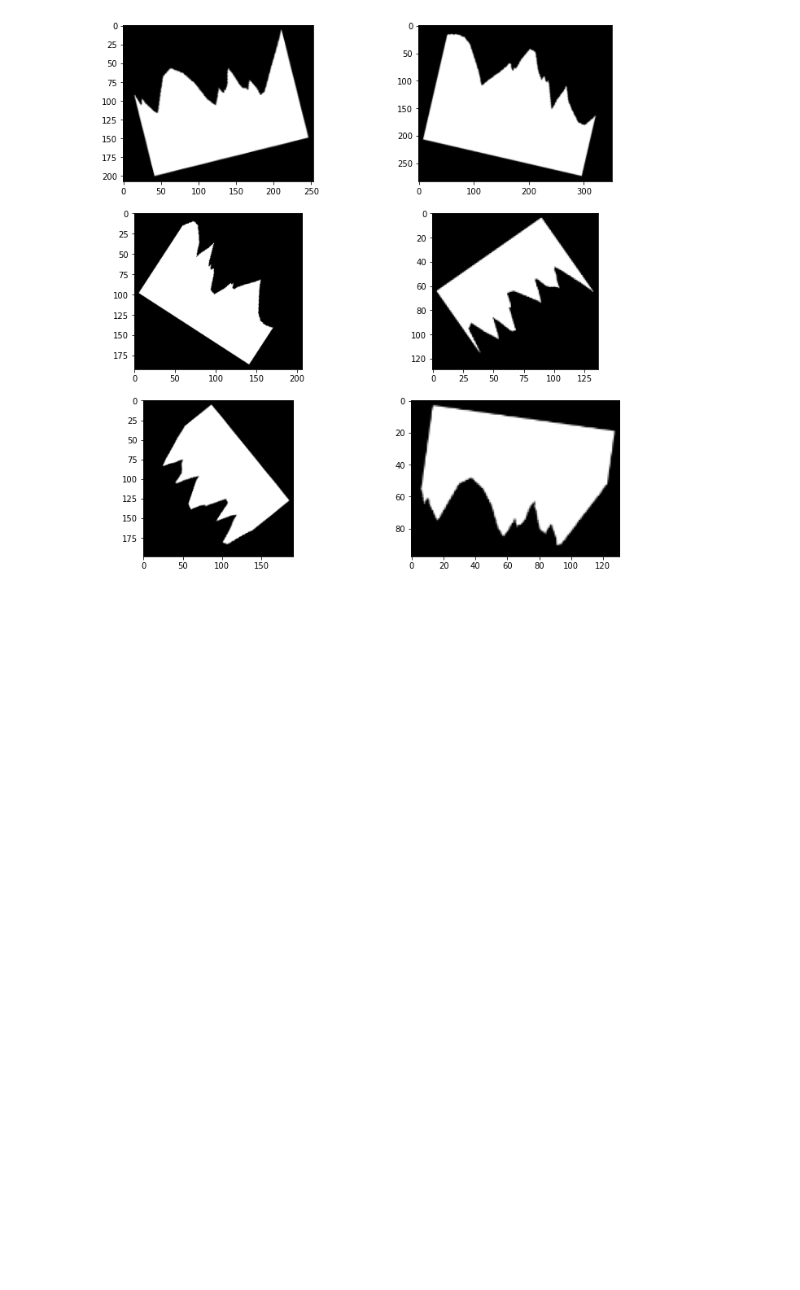
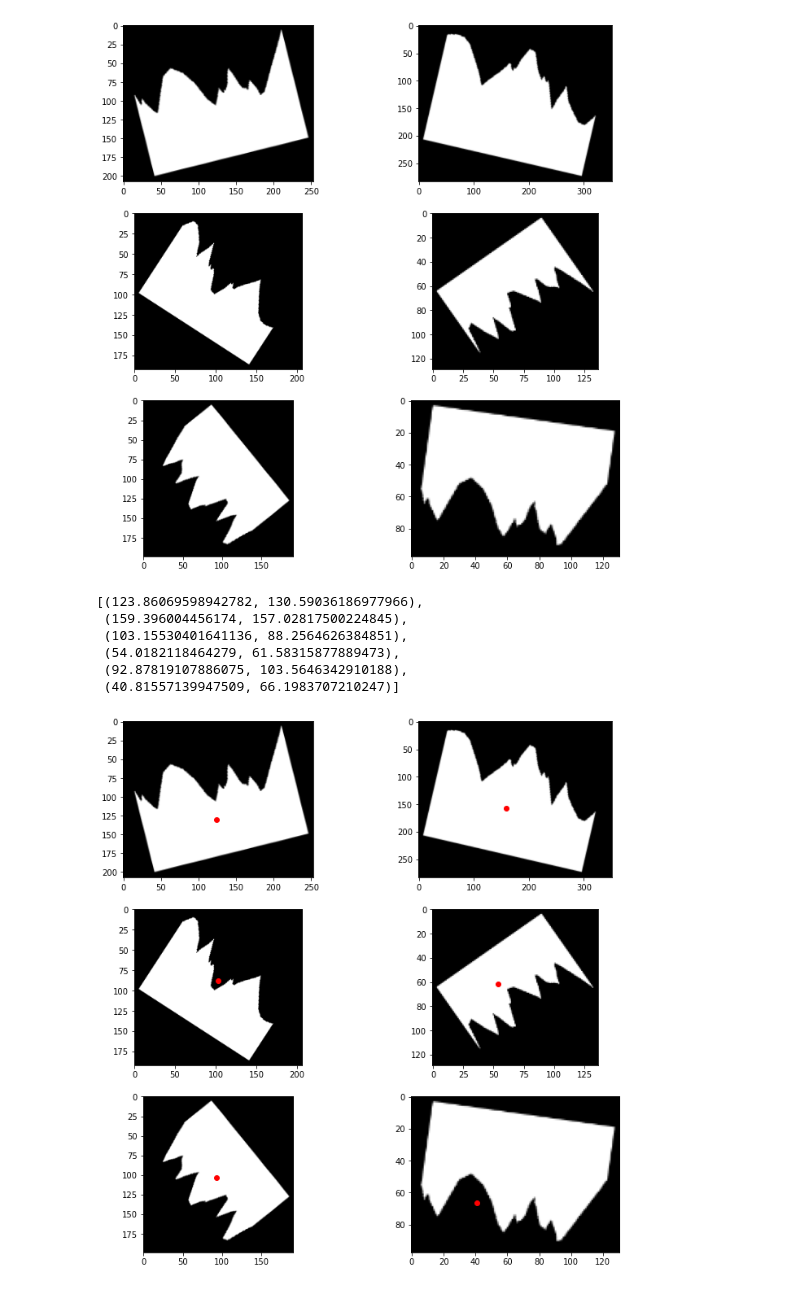
Before and after one commit to Dombearx/piro1, a Jupyter notebook: Run.ipynb, the cells around one changed output. Saved outputs shown, nothing was run; the diff lists cells and outputs as text; code cells hidden in the pictures; blank space fills up the shorter version.

Commit message:
Add not working center of gravity

```diff
--- a/Run.ipynb
+++ b/Run.ipynb
@@ -21,3 +20,50 @@ for index, image in enumerate(images):
     axs[math.floor(index / 2),index % 2].imshow(image, cmap='gray', vmin=0, vmax=255)
 # %% [output]
 [figure]
+# %%
+numpyImages = []
+for image in images:
+    numpyImages.append(np.array(image))
+# %%
+def centerOfMass(image):
+    SumX = 0
+    SumY = 0
+    num  = 0
+
+    imageWidth, imageHeight = image.shape
+
+    for i in range(imageWidth):
+        for j in range(imageHeight):
+            SumX += i * image[i,j]
+            SumY += j * image[i,j]
+            num += image[i,j]
+
+
+    SumX = SumX / num;
+    SumY = SumY / num;
+    # The coordinate (SumX,SumY) is the center of the image mass
+    return (SumX,SumY)
+# %%
+centers = []
+for image in numpyImages:
+    centers.append(centerOfMass(image))
+# %%
+centers
+# %% [output]
+[(123.86069598942782, 130.59036186977966),
+ (159.396004456174, 157.02817500224845),
+ (103.15530401641136, 88.2564626384851),
+ (54.0182118464279, 61.58315877889473),
+ (92.87819107886075, 103.5646342910188),
+ (40.81557139947509, 66.1983707210247)]
+# %%
+fig, axs = plt.subplots(3,2, figsize=(12,12))
+
+index = 0
+
+for image, center in zip(numpyImages, centers):
+    axs[math.floor(index / 2),index % 2].imshow(image, cmap='gray', vmin=0, vmax=255)
+    axs[math.floor(index / 2),index % 2].scatter(center[0],center[1],color='r')
+    index += 1
+# %% [output]
+[figure, added]
```
Also changed, not shown: parts of 2 cells of this notebook.
